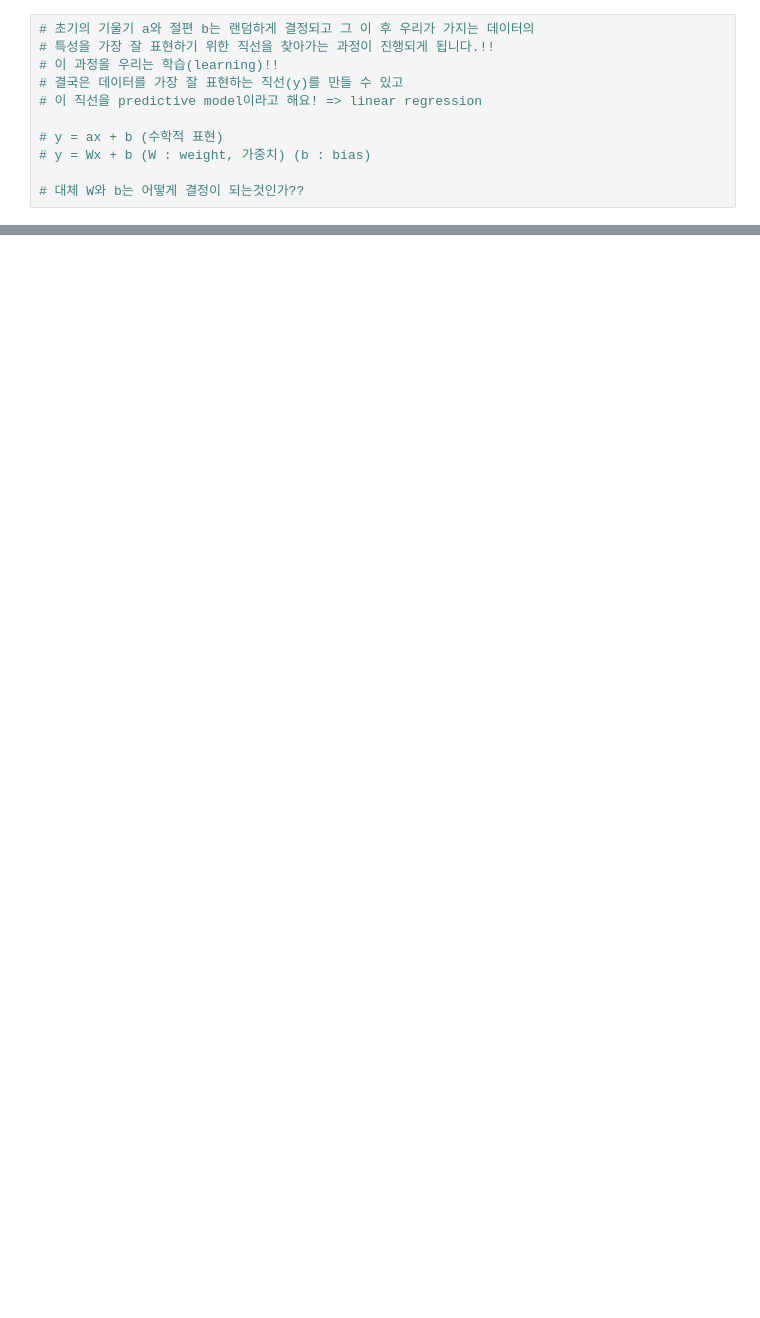
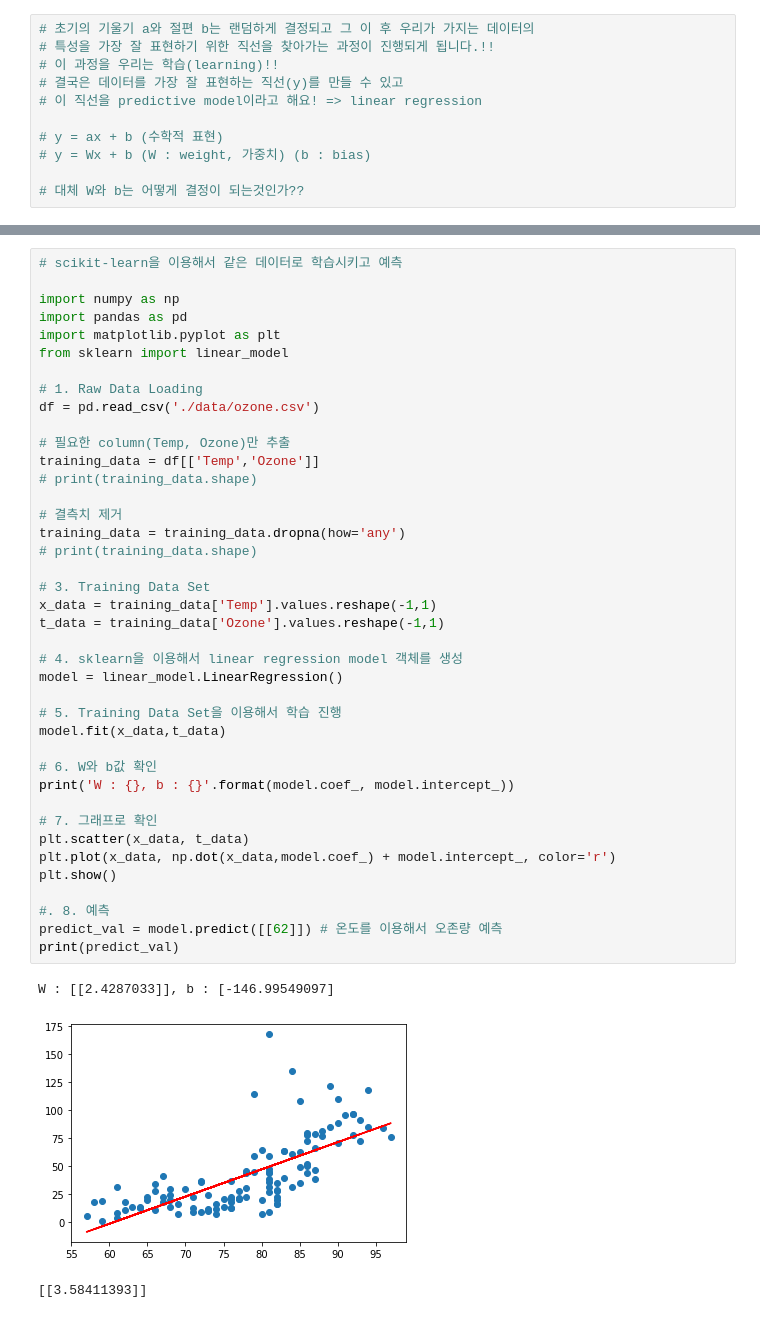
Before and after one commit to Gwang-chae/TIL, a Jupyter notebook: 03.Machine_Learning.ipynb, the cells around one changed output, grey strips where cells are left out. Drawn from its saved outputs; the diff is of its cells as text; blank space fills up the shorter version.

```diff
--- a/03.Machine_Learning.ipynb
+++ b/03.Machine_Learning.ipynb
@@ -523,0 +574,44 @@ W : [[3.21519649]], b : [16.78003431], loss : 88.34655845893752
+# %%
+# scikit-learn을 이용해서 같은 데이터로 학습시키고 예측
+
+import numpy as np
+import pandas as pd
+import matplotlib.pyplot as plt
+from sklearn import linear_model
+
+# 1. Raw Data Loading
+df = pd.read_csv('./data/ozone.csv')
+
+# 필요한 column(Temp, Ozone)만 추출
+training_data = df[['Temp','Ozone']]
+# print(training_data.shape)
+
+# 결측치 제거
+training_data = training_data.dropna(how='any')
+# print(training_data.shape)
+
+# 3. Training Data Set
+x_data = training_data['Temp'].values.reshape(-1,1)
+t_data = training_data['Ozone'].values.reshape(-1,1)
+
+# 4. sklearn을 이용해서 linear regression model 객체를 생성
+model = linear_model.LinearRegression()
+
+# 5. Training Data Set을 이용해서 학습 진행
+model.fit(x_data,t_data)
+
+# 6. W와 b값 확인
+print('W : {}, b : {}'.format(model.coef_, model.intercept_))
+
+# 7. 그래프로 확인
+plt.scatter(x_data, t_data)
+plt.plot(x_data, np.dot(x_data,model.coef_) + model.intercept_, color='r')
+plt.show()
+
+#. 8. 예측
+predict_val = model.predict([[62]]) # 온도를 이용해서 오존량 예측
+print(predict_val)
+# %% [output]
+W : [[2.4287033]], b : [-146.99549097]
+[figure, added]
+[[3.58411393]]
```
Also changed, not shown: parts of 10 cells of this notebook.
